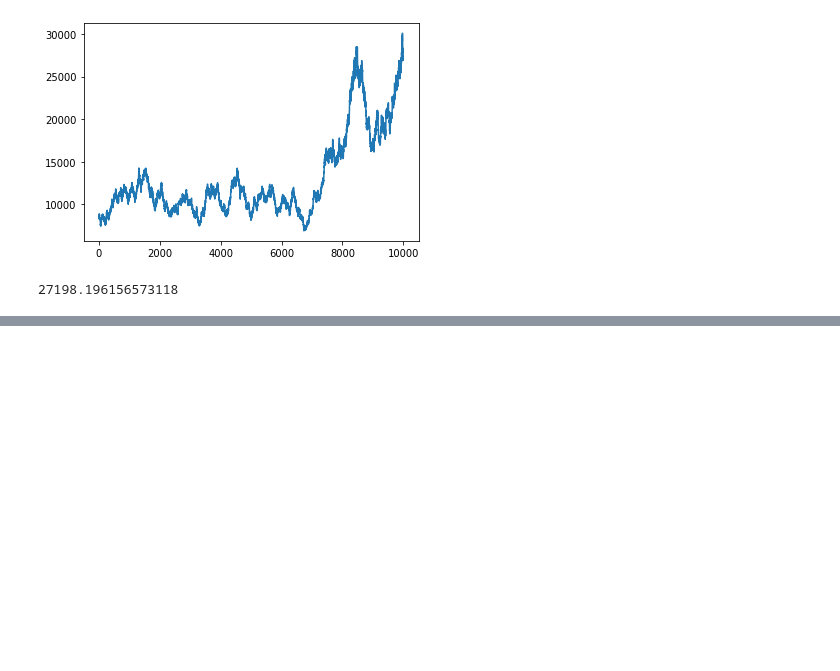
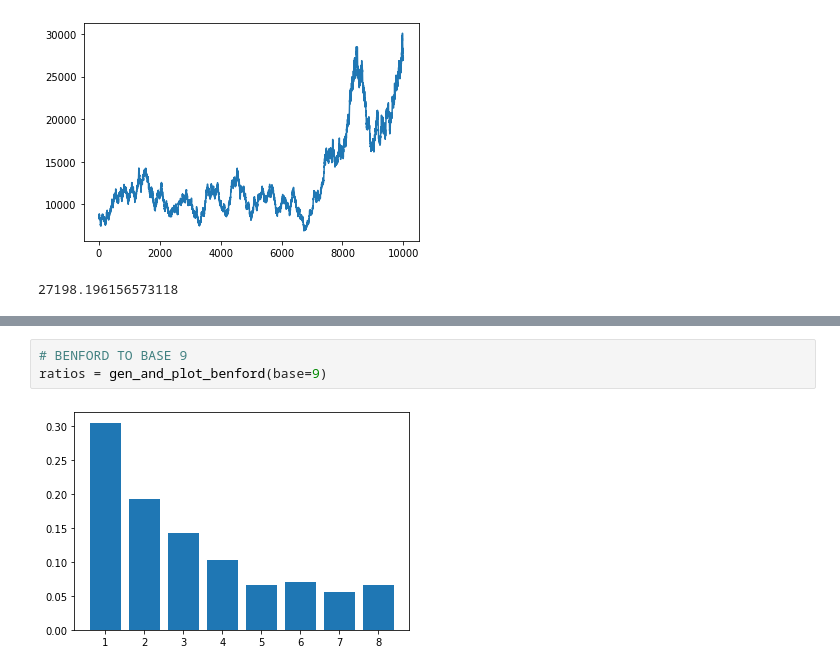
Before and after one commit to juglaz/random, a Jupyter notebook: Benford's Law Study.ipynb, the cells around one changed output, grey strips where cells are left out. Saved outputs shown, nothing was run; the diff lists cells and outputs as text; blank space fills up the shorter version.

```diff
--- a/Benford's Law Study.ipynb
+++ b/Benford's Law Study.ipynb
@@ -73,0 +105,5 @@ print(arr[-1])
+# %%
+# BENFORD TO BASE 9
+ratios = gen_and_plot_benford(base=9)
+# %% [output]
+[figure, added]
```
Also changed, not shown: parts of 18 cells of this notebook.
